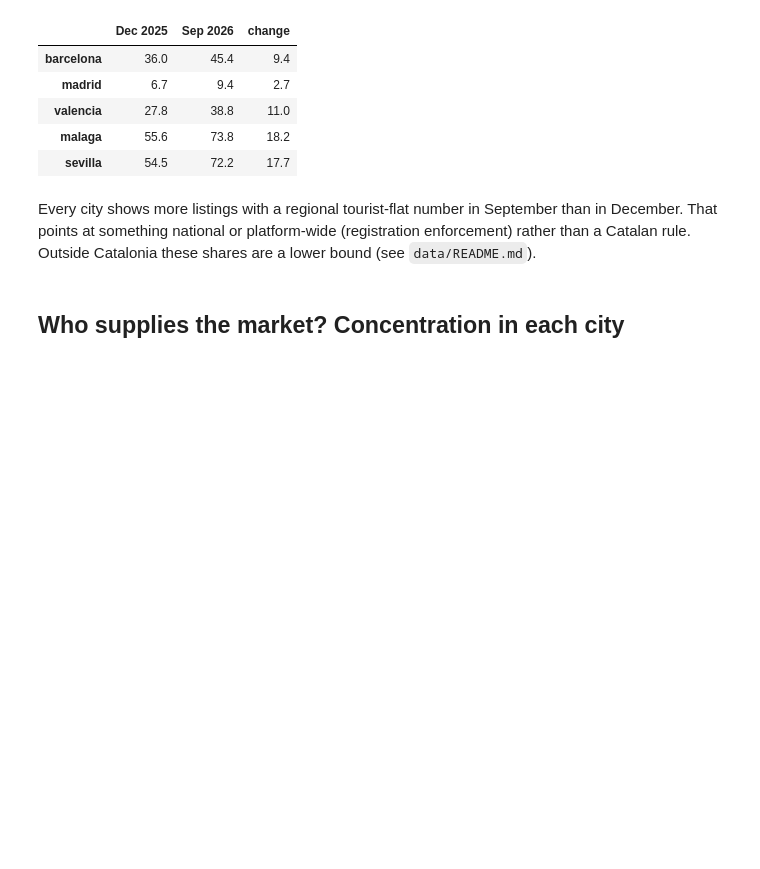
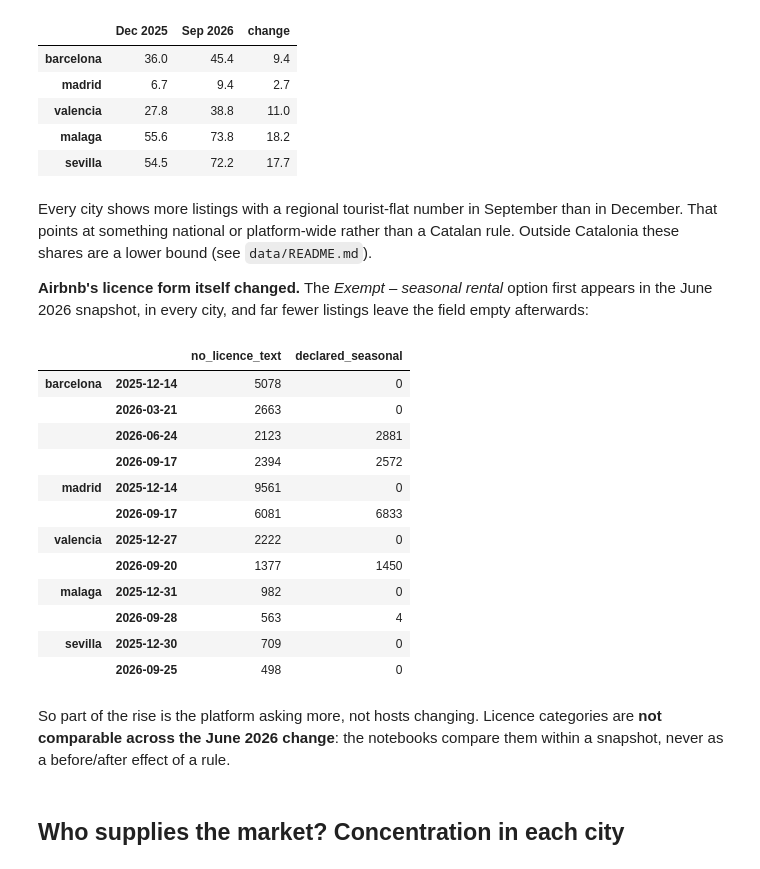
Before and after one commit to renzorico/spain-housing-str-analysis, a Jupyter notebook: notebooks/03_change_over_time.ipynb, the cells around one changed output. Drawn from its saved outputs; the diff is of its cells as text; code cells hidden in the pictures; blank space fills up the shorter version.

Commit message:
caveat for the airbnb licence form change

```diff
--- a/notebooks/03_change_over_time.ipynb
+++ b/notebooks/03_change_over_time.ipynb
@@ -257,8 +257,40 @@ licence.assign(change=licence["Sep 2026"] - licence["Dec 2025"])
 # %% [markdown]
 Every city shows more listings with a regional tourist-flat number in
 September than in December. That points at something national or
-platform-wide (registration enforcement) rather than a Catalan rule.
+platform-wide rather than a Catalan rule.
 Outside Catalonia these shares are a lower bound (see `data/README.md`).
+
+**Airbnb's licence form itself changed.** The *Exempt – seasonal rental*
+option first appears in the June 2026 snapshot, in every city, and far fewer
+listings leave the field empty afterwards:
+# %%
+form = pd.DataFrame({
+    (city, date): {
+        "no_licence_text": int(df.loc[df["is_active"], "license"].isna().sum()),
+        "declared_seasonal": int((metrics.active(df)["regional_licence"] == "exempt_seasonal").sum()),
+    }
+    for (city, date), df in snapshots.items()
+}).T
+form
+# %% [output]
+|  |  | no_licence_text | declared_seasonal |
+| barcelona | 2025-12-14 | 5078 | 0 |
+|  | 2026-03-21 | 2663 | 0 |
+|  | 2026-06-24 | 2123 | 2881 |
+|  | 2026-09-17 | 2394 | 2572 |
+| madrid | 2025-12-14 | 9561 | 0 |
+|  | 2026-09-17 | 6081 | 6833 |
+| valencia | 2025-12-27 | 2222 | 0 |
+|  | 2026-09-20 | 1377 | 1450 |
+| malaga | 2025-12-31 | 982 | 0 |
+|  | 2026-09-28 | 563 | 4 |
+| sevilla | 2025-12-30 | 709 | 0 |
+|  | 2026-09-25 | 498 | 0 |
+# %% [markdown]
+So part of the rise is the platform asking more, not hosts changing.
+Licence categories are **not comparable across the June 2026 change**:
+the notebooks compare them within a snapshot, never as a before/after
+effect of a rule.
 # %% [markdown]
 ## Who supplies the market? Concentration in each city
 # %%
```
Also changed, not shown: parts of 1 cell of this notebook, 3 other files.
